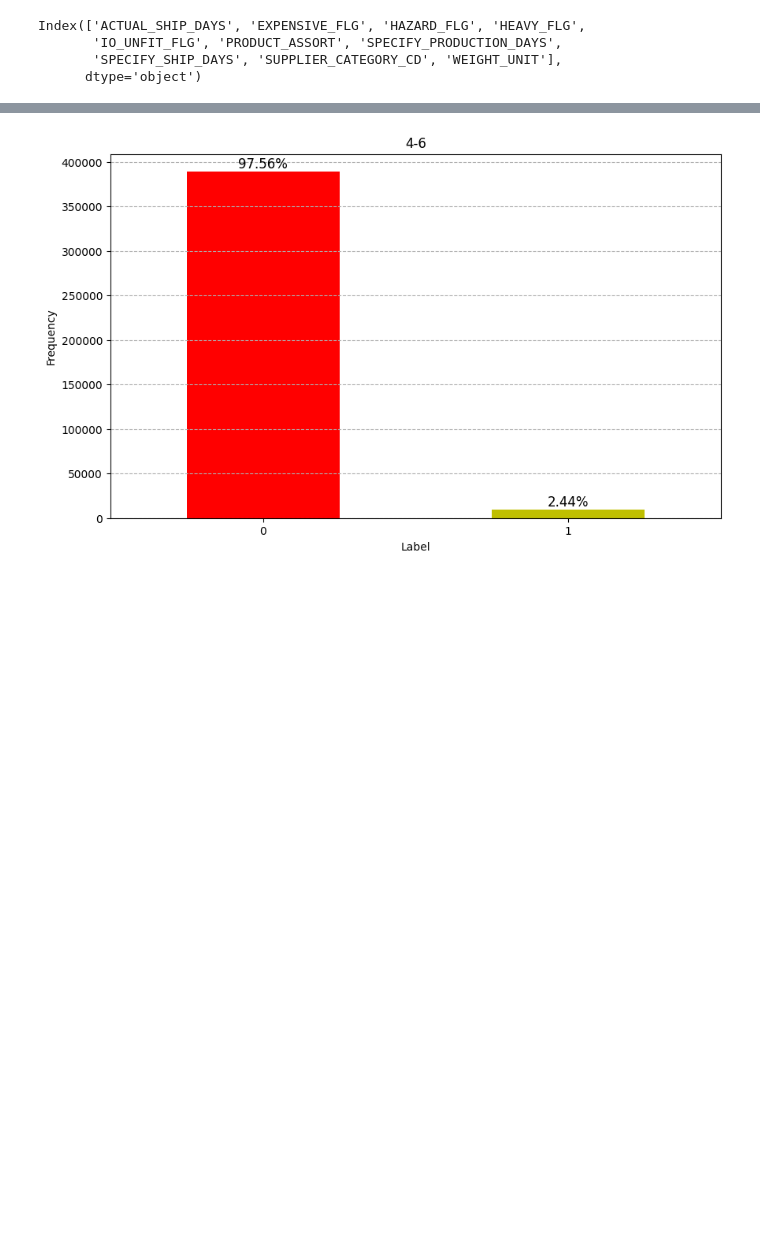
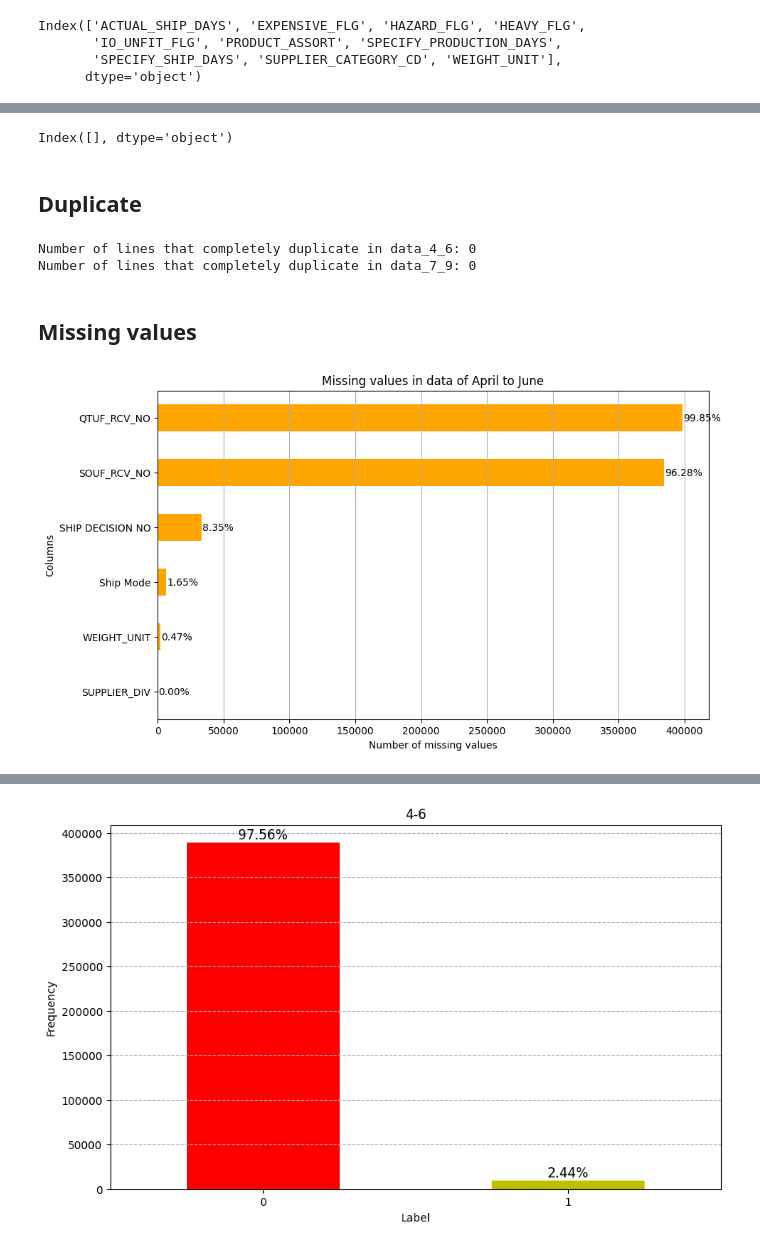
Before and after one commit to tuikhongtenbo/Python_ML, a Jupyter notebook: BaitapDS108/Lab 4/Lab 4.ipynb, the cells around one changed output, grey strips where cells are left out. Drawn from its saved outputs; the diff is of its cells as text; code cells hidden in the pictures; blank space fills up the shorter version.

```diff
--- a/BaitapDS108/Lab 4/Lab 4.ipynb
+++ b/BaitapDS108/Lab 4/Lab 4.ipynb
@@ -135,0 +173,43 @@ Index(['ACTUAL_SHIP_DAYS', 'EXPENSIVE_FLG', 'HAZARD_FLG', 'HEAVY_FLG',
+# %%
+cols_drop = [
+    'ACTUAL_SHIP_DAYS', 'IO_UNFIT_FLG',
+    'EXPENSIVE_FLG', 'HAZARD_FLG',
+    'SPECIFY_PRODUCTION_DAYS', 'SPECIFY_SHIP_DAYS',
+    'SUPPLIER_CATEGORY_CD', 'WEIGHT_UNIT', 'PRODUCT_ASSORT'
+]
+
+data_4_6 = data_4_6.drop(columns=cols_drop)
+# %%
+useful_features = ['Order date', 'CLASSIFY_CD', 'CUST_CD', 'INNER_CD', 'SUPPLIER_CD', 'WEIGHT PER PIECE',
+       'Consider count hodiday Saturday', 'SO QTY', 'OTHER AREA SHIP DIV', 'SUPPLIER INV AMOUNT', 'PACKING RANK',
+       'PRODUCT_CD', 'PRODUCT ATTRIBUTION', 'VSD', 'label', 'Ship Mode']
+# %% [output]
+Index([], dtype='object')
+# %% [markdown]
+## Duplicate
+# %%
+print(f"Number of lines that completely duplicate in data_4_6: {data_4_6.duplicated().sum()}")
+print(f"Number of lines that completely duplicate in data_7_9: {data_7_9.duplicated().sum()}")
+# %% [output]
+Number of lines that completely duplicate in data_4_6: 0
+Number of lines that completely duplicate in data_7_9: 0
+# %% [markdown]
+## Missing values
+# %%
+missing_4_6 = data_4_6.isnull().sum()
+missing_4_6 = pd.DataFrame({'missing': missing_4_6,'percentage': missing_4_6 / len(data_4_6) * 100})
+missing_4_6 = missing_4_6[missing_4_6['missing'] > 0].sort_values(by='missing', ascending=True)
+
+plt.figure(figsize=(10, 6))
+ax = missing_4_6['missing'].plot(kind='barh', color='orange')
+plt.grid(axis='x')
+plt.xticks(rotation=0)
+plt.yticks(rotation=0)
+plt.title('Missing values in data of April to June')
+plt.xlabel('Number of missing values')
+plt.ylabel('Columns')
+
+for i, (missing, pct) in enumerate(zip(missing_4_6['missing'], missing_4_6['percentage'])):
+    ax.text(missing + len(data_4_6)*0.002, i, f'{pct:.2f}%', va='center', fontsize=10)
+# %% [output]
+[figure, added]
```
Also changed, not shown: parts of 19 cells of this notebook.
